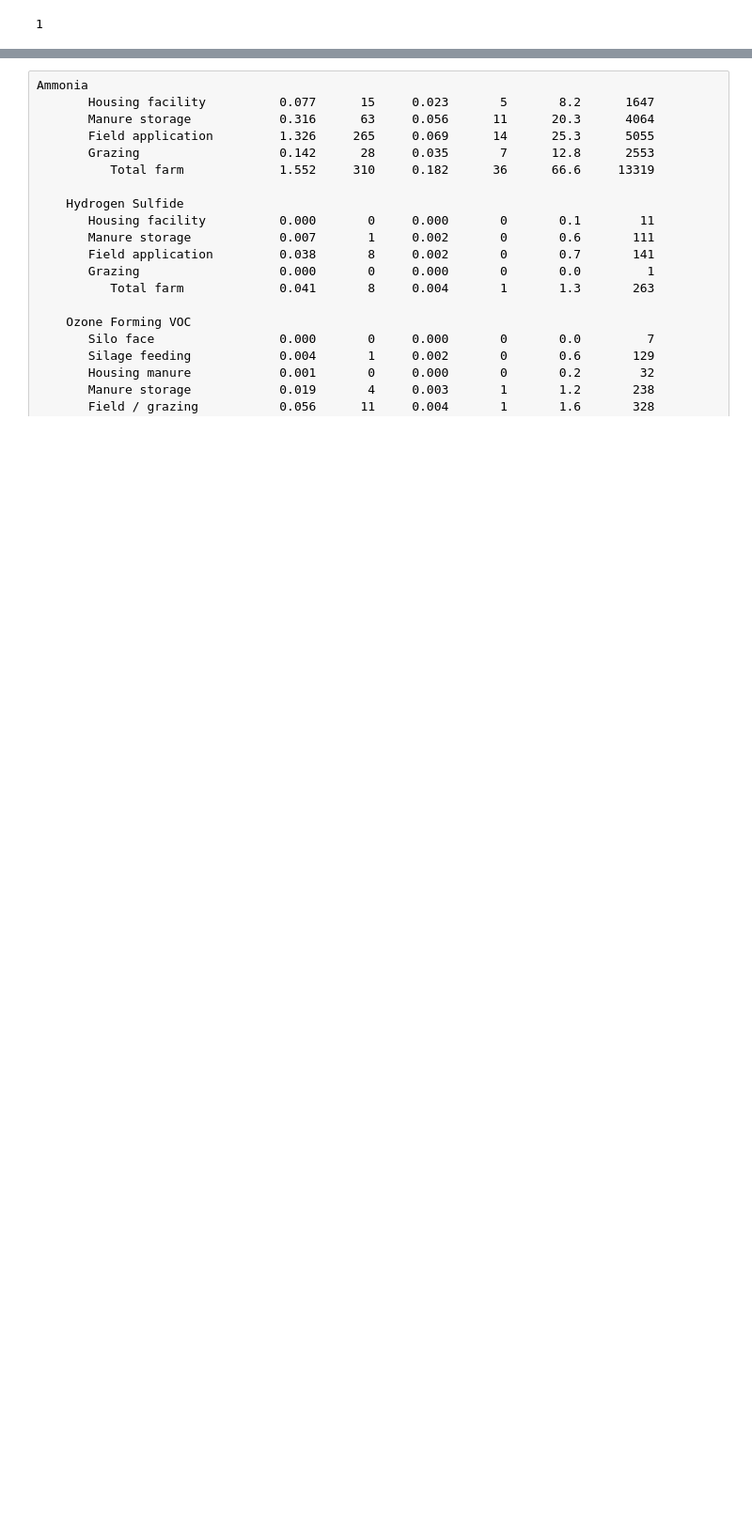
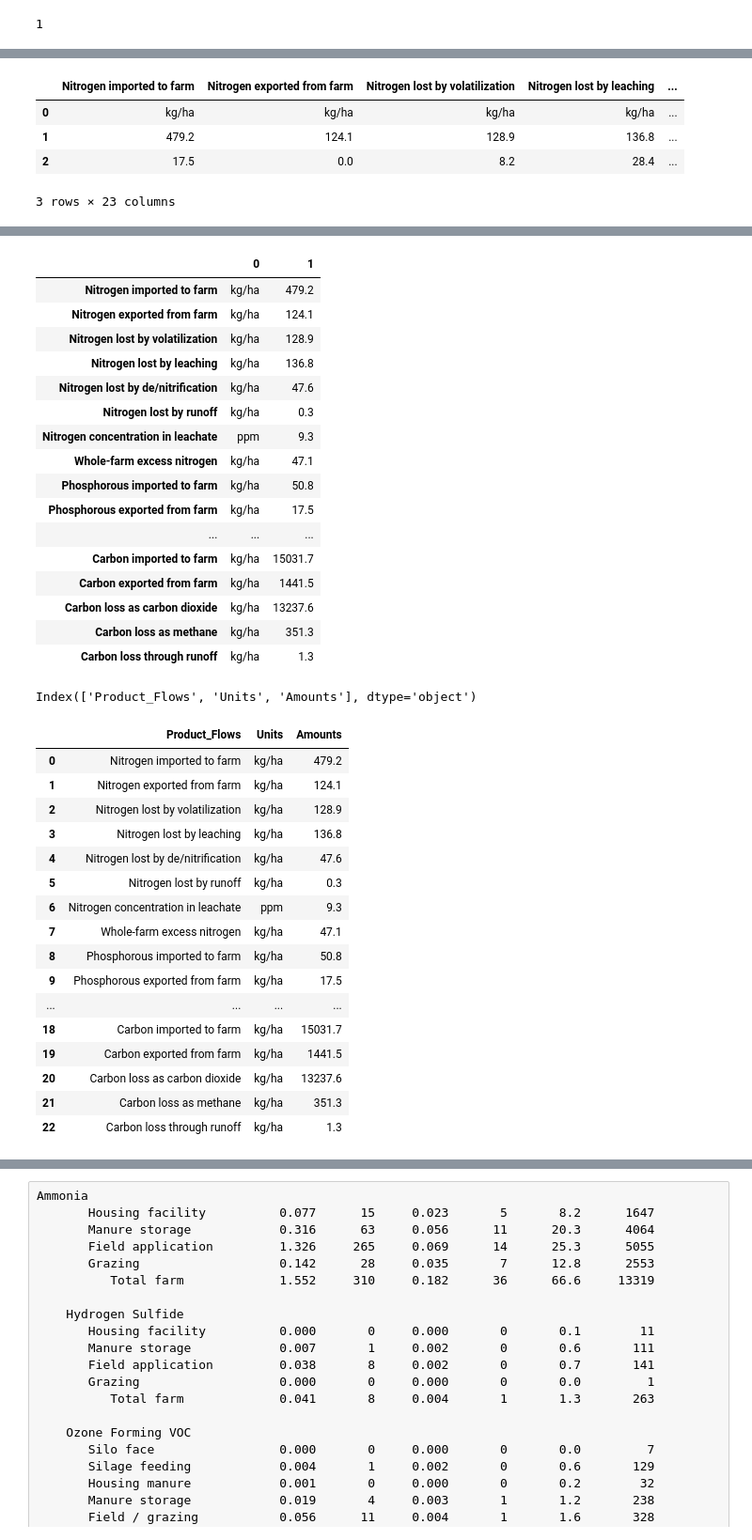
Before and after one commit to AgroSolutions-OSU/IFSM_Analysis, a Jupyter notebook: srm_csv.ipynb, the cells around one changed output, grey strips where cells are left out. Shown at 94% size. Drawn from its saved outputs; the diff is of its cells as text; code cells hidden in the pictures; blank space fills up the shorter version.

Commit message:
tables 1-4 complete

```diff
--- a/srm_csv.ipynb
+++ b/srm_csv.ipynb
@@ -424,11 +462,10 @@ print(dict[list(dict.keys())[0]])
 # %%
 ## Table 1 [4,9,15], aka
 # Average crop yields and nutritive contents over a 25 year analysis of a 85 ha dairy farm.
-table1 = { 'units': ['Preharvest t DM/ha','Prehavest Crude Protein','Preharvest NDF','Postharvest t DM/ha','Posthavest Crude Protein','Postharvest NDF'],
-          'Cutting 1':[],
-          'Cutting 2':[]}
+# table1 = { 'Units': }
 
-table1 = add_data_dict("IFSM_srm1.txt",table1, 0)
+table1 = add_data_dict("IFSM_srm1.txt", 0)
+table1['Units'] = ['Preharvest t DM/ha','Prehavest Crude Protein','Preharvest NDF','Postharvest t DM/ha','Posthavest Crude Protein','Postharvest NDF']
 ## Unit Fix
 print(table1)
 ## Table 2 [21,24,35], aka
@@ -436,33 +473,33 @@ print(table1)
 # with 200 cows and 129 other stock on 85 hectares of land.
 
 table2 = {}
-table2 = add_data_dict("IFSM_srm1.txt",table2, 1)
+table2 = add_data_dict("IFSM_srm1.txt", 1)
 print(table2)
 ## Table 3 [41,44,72], aka
 # 	Nutrients available, used, and lost to the environment for a 25 year analysis of
 #	a farm with 200 cows and 129 other stock on 85 hectares of land.
 
 table3 = {}
-table3 = add_data_dict("IFSM_srm1.txt",table3, 2)
+table3 = add_data_dict("IFSM_srm1.txt", 2)
 print(table3)
 ## Table 4 [78, 81, 97] aka
 # Annual production costs and return to management for a 25 year analysis of a
 #	farm with 200 cows and 129 other stock on 85 hectares of land.
 
 table4 ={}
-table4 = add_data_dict("IFSM_srm1.txt",table4, 3)
+table4 = add_data_dict("IFSM_srm1.txt", 3)
 print(table4)
 ## Table 5
 # Daily and annual emissions of important gaseous compounds for a dairy farm with
 # 200 cows and 129 other stock on 85 hectares of land.
 table5 ={}
-table5 = add_data_dict("IFSM_srm1.txt",table5, 4)
+table5 = add_data_dict("IFSM_srm1.txt", 4)
 print(table5)
 ## Table 6 - Environmental Footprints
 # 	Environmental footprints of water, nitrogen, energy and carbon for a dairy farm
 #	with 200 cows and 129 other stock on 85 hectares of land.
 
 table6 ={}
-table6 = add_data_dict("IFSM_srm1.txt",table6, 5)
+table6 = add_data_dict("IFSM_srm1.txt", 5)
 print(table6)
 # %% [output]
@@ -485,0 +636,28 @@ Carbon footprint with biogenic CO2
+# %%
+# Step 1: as before create a pandas dataframe to see what it will look like
+df_3 = pd.DataFrame(table3)
+display(df_3)
+print(df_3.columns)
+print('\n')
+# Step 2: execute a transpose to get in correct format
+## made sure to not include the third row with the standard deviation
+df_nutrient_flows = df_3.iloc[:2].T
+## visualize
+display(df_nutrient_flows)
+print('\n')
+
+# Step 3: Then reset the index and added in the column names
+## rest index
+df_nutrient_flows.reset_index(inplace=True)
+## set the column names
+df_nutrient_flows.columns = ['Product_Flows', 'Units','Amounts']
+print(df_nutrient_flows.columns)
+
+# Checked final output
+df_nutrient_flows
+# %% [output]
+|  | Nitrogen imported to farm | Nitrogen exported from farm | Nitrogen lost by volatilization | Nitrogen lost by leaching | ... |
+| 0 | kg/ha | kg/ha | kg/ha | kg/ha | ... |
+| 1 | 479.2 | 124.1 | 128.9 | 136.8 | ... |
+| 2 | 17.5 | 0.0 | 8.2 | 28.4 | ... |
+3 rows × 23 columns
@@ -485,0 +678,35 @@ Carbon footprint with biogenic CO2
+|  | 0 | 1 |
+| Nitrogen imported to farm | kg/ha | 479.2 |
+| Nitrogen exported from farm | kg/ha | 124.1 |
+| Nitrogen lost by volatilization | kg/ha | 128.9 |
+| Nitrogen lost by leaching | kg/ha | 136.8 |
+| Nitrogen lost by de/nitrification | kg/ha | 47.6 |
+| Nitrogen lost by runoff | kg/ha | 0.3 |
+| Nitrogen concentration in leachate | ppm | 9.3 |
+| Whole-farm excess nitrogen | kg/ha | 47.1 |
+| Phosphorous imported to farm | kg/ha | 50.8 |
+| Phosphorous exported from farm | kg/ha | 17.5 |
+| ... | ... | ... |
+| Carbon imported to farm | kg/ha | 15031.7 |
+| Carbon exported from farm | kg/ha | 1441.5 |
+| Carbon loss as carbon dioxide | kg/ha | 13237.6 |
+| Carbon loss as methane | kg/ha | 351.3 |
+| Carbon loss through runoff | kg/ha | 1.3 |
+Index(['Product_Flows', 'Units', 'Amounts'], dtype='object')
+|  | Product_Flows | Units | Amounts |
+| 0 | Nitrogen imported to farm | kg/ha | 479.2 |
+| 1 | Nitrogen exported from farm | kg/ha | 124.1 |
+| 2 | Nitrogen lost by volatilization | kg/ha | 128.9 |
+| 3 | Nitrogen lost by leaching | kg/ha | 136.8 |
+| 4 | Nitrogen lost by de/nitrification | kg/ha | 47.6 |
+| 5 | Nitrogen lost by runoff | kg/ha | 0.3 |
+| 6 | Nitrogen concentration in leachate | ppm | 9.3 |
+| 7 | Whole-farm excess nitrogen | kg/ha | 47.1 |
+| 8 | Phosphorous imported to farm | kg/ha | 50.8 |
+| 9 | Phosphorous exported from farm | kg/ha | 17.5 |
+| ... | ... | ... | ... |
+| 18 | Carbon imported to farm | kg/ha | 15031.7 |
+| 19 | Carbon exported from farm | kg/ha | 1441.5 |
+| 20 | Carbon loss as carbon dioxide | kg/ha | 13237.6 |
+| 21 | Carbon loss as methane | kg/ha | 351.3 |
+| 22 | Carbon loss through runoff | kg/ha | 1.3 |
```
Also changed, not shown: parts of 20 cells of this notebook, 1 other file.
